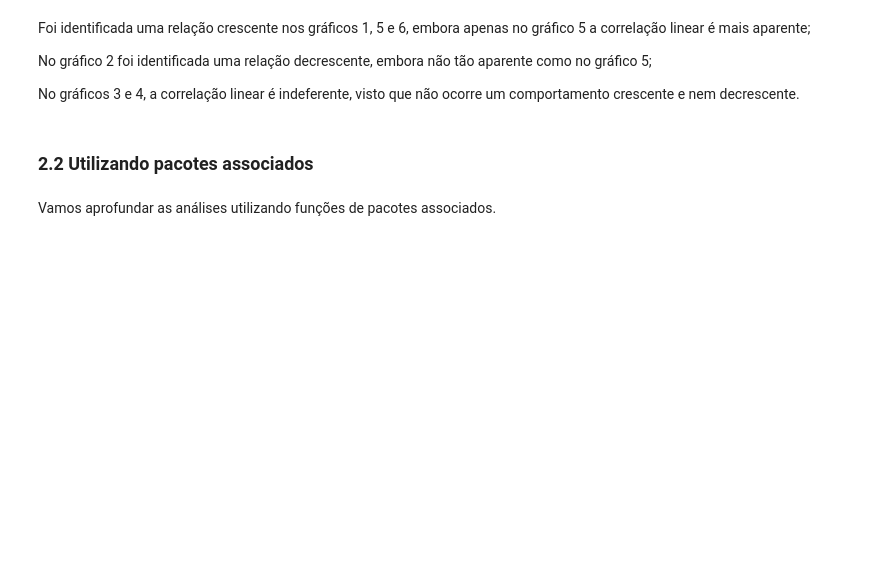
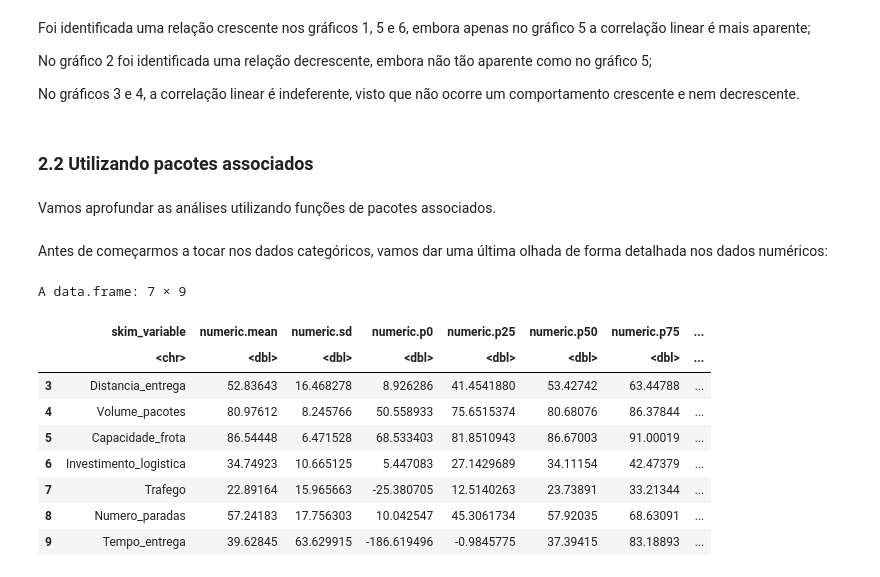
Before and after one commit to daviidjoshua/roteiro-estatistica-aplicada, a Jupyter notebook: main.ipynb, the cells around one changed output. Saved outputs shown, nothing was run; the diff lists cells and outputs as text; code cells hidden in the pictures; blank space fills up the shorter version.

Commit message:
feat: Realizando análise das variáveis categóricas, finalizando a parte de introdução e análise explorátoria dos dados

```diff
--- a/main.ipynb
+++ b/main.ipynb
@@ -248,3 +252,24 @@ No gráficos 3 e 4, a correlação linear é indeferente, visto que não ocorre
 ### 2.2 Utilizando pacotes associados
 # %% [markdown]
 Vamos aprofundar as análises utilizando funções de pacotes associados.
+# %%
+analise_detalhada_base_dados <- as.data.frame(skim(data))
+
+analise_detalhada_base_dados_numericas <- analise_detalhada_base_dados[3:9, c(2, 10:17)]
+
+analise_detalhada_base_dados_caracteres <- analise_detalhada_base_dados[1:2,2:9]
+# %% [markdown]
+Antes de começarmos a tocar nos dados categóricos, vamos dar uma última olhada de forma detalhada nos dados numéricos:
+# %%
+analise_detalhada_base_dados_numericas
+# %% [output]
+A data.frame: 7 × 9
+|  | skim_variable | numeric.mean | numeric.sd | numeric.p0 | numeric.p25 | numeric.p50 | numeric.p75 | ... |
+|  | <chr> | <dbl> | <dbl> | <dbl> | <dbl> | <dbl> | <dbl> | ... |
+| 3 | Distancia_entrega | 52.83643 | 16.468278 | 8.926286 | 41.4541880 | 53.42742 | 63.44788 | ... |
+| 4 | Volume_pacotes | 80.97612 | 8.245766 | 50.558933 | 75.6515374 | 80.68076 | 86.37844 | ... |
+| 5 | Capacidade_frota | 86.54448 | 6.471528 | 68.533403 | 81.8510943 | 86.67003 | 91.00019 | ... |
+| 6 | Investimento_logistica | 34.74923 | 10.665125 | 5.447083 | 27.1429689 | 34.11154 | 42.47379 | ... |
+| 7 | Trafego | 22.89164 | 15.965663 | -25.380705 | 12.5140263 | 23.73891 | 33.21344 | ... |
+| 8 | Numero_paradas | 57.24183 | 17.756303 | 10.042547 | 45.3061734 | 57.92035 | 68.63091 | ... |
+| 9 | Tempo_entrega | 39.62845 | 63.629915 | -186.619496 | -0.9845775 | 37.39415 | 83.18893 | ... |
```
Also changed, not shown: parts of 9 cells of this notebook.
